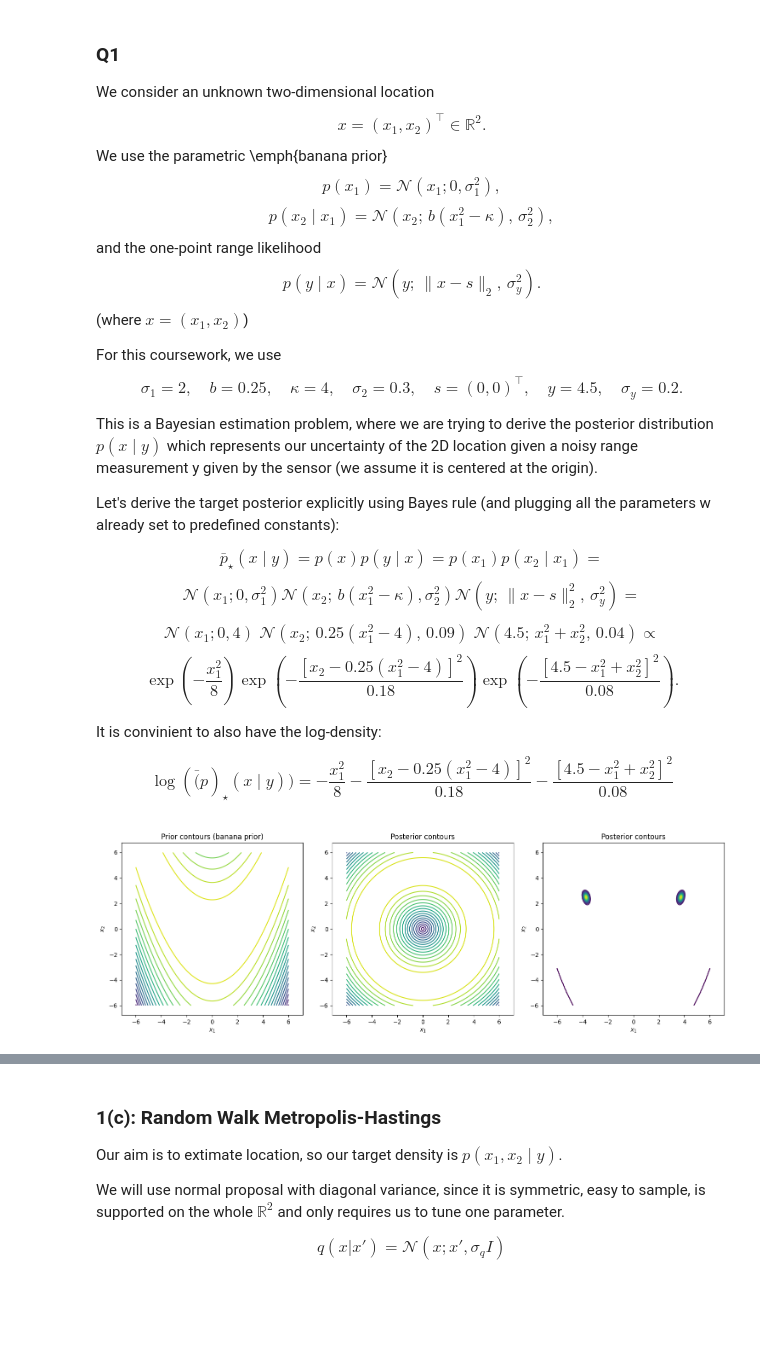
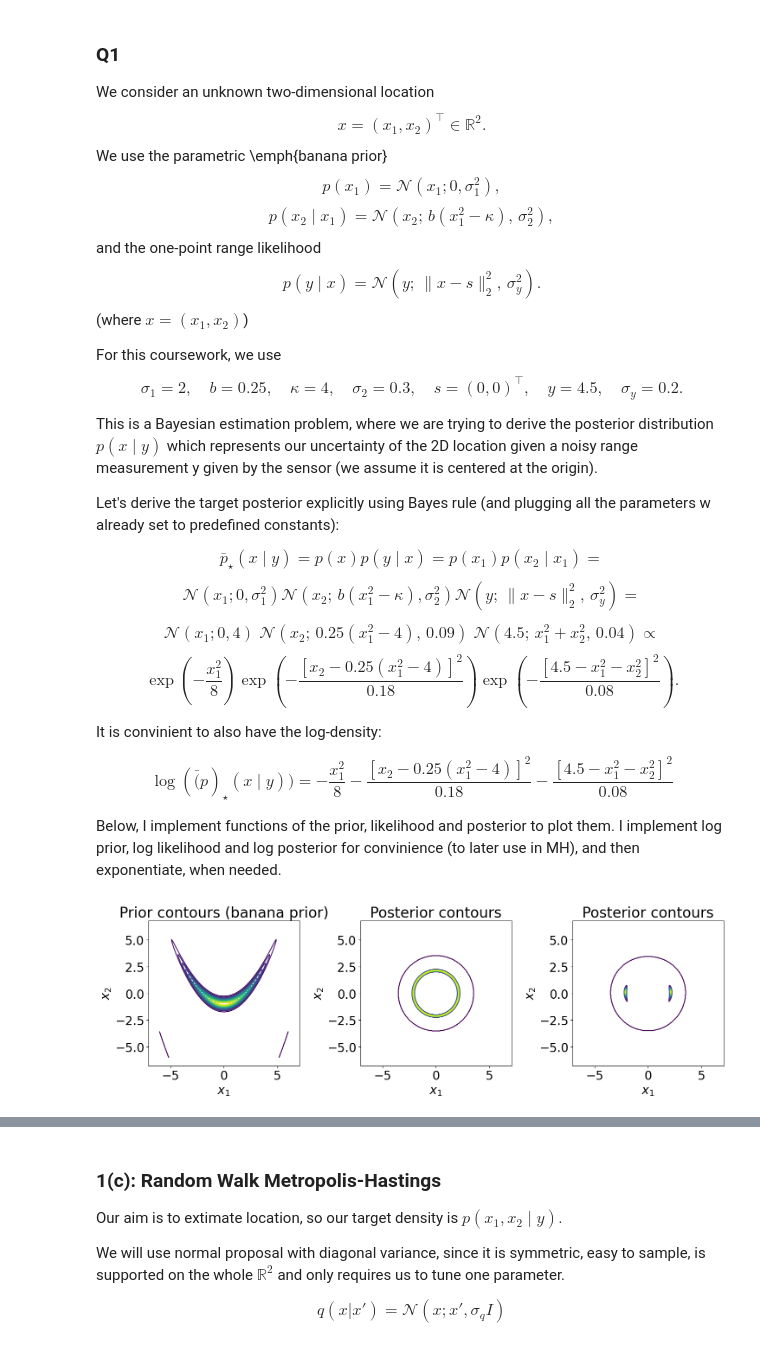
Before and after one commit to alisaklymchuk/stochastic_simulation_math60047, a Jupyter notebook: coursework.ipynb, the cells around one changed output, grey strips where cells are left out. Saved outputs shown, nothing was run; the diff lists cells and outputs as text; code cells hidden in the pictures; blank space fills up the shorter version.

```diff
--- a/coursework.ipynb
+++ b/coursework.ipynb
@@ -25,7 +25,7 @@ p(x_2 \mid x_1) = \mathcal{N}\!\left(x_2;\, b(x_1^2 - \kappa),\, \sigma_2^2\righ
 $$
 and the one-point range likelihood
 $$
-p(y \mid x) = \mathcal{N}\!\left(y;\, \lVert x - s \rVert_2,\, \sigma_y^2\right).
+p(y \mid x) = \mathcal{N}\!\left(y;\, \lVert x - s \rVert_2^2,\, \sigma_y^2\right).
 $$
 (where $x = (x_1, x_2) $)
 
@@ -62,64 +62,70 @@ $$
 -\frac{\left[x_2 - 0.25(x_1^2 - 4)\right]^2}{0.18}
 \right)
 \exp\!\left(
--\frac{\left[4.5 - x_1^2 + x_2^2\right]^2}{0.08}
+-\frac{\left[4.5 - x_1^2 - x_2^2\right]^2}{0.08}
 \right).
 $$
 
 It is convinient to also have the log-density:
 
 $$
-\log(\bar(p)_\star(x \mid y)) =  -\frac{x_1^2}{8}-\frac{\left[x_2 - 0.25(x_1^2 - 4)\right]^2}{0.18}-\frac{\left[4.5 - x_1^2 + x_2^2\right]^2}{0.08}
+\log(\bar(p)_\star(x \mid y)) =  -\frac{x_1^2}{8}-\frac{\left[x_2 - 0.25(x_1^2 - 4)\right]^2}{0.18}-\frac{\left[4.5 - x_1^2 - x_2^2\right]^2}{0.08}
 $$
+
+Below, I implement functions of the prior, likelihood and posterior to plot them. I implement log prior, log likelihood and log posterior for convinience (to later use in MH), and then exponentiate, when needed.
 # %%
 # banana function for testing MCMC
-def log_banana(x1, x2):
-    return -x1**2 / 8 - (x2 - 0.25*(x1**2-4))**2 / 0.18
+def banana(x1, x2):
+    return np.exp(-x1**2 / 8 - (x2 - 0.25*(x1**2-4))**2 / 0.18)
 
-def log_likelihood(x1, x2, y=4.5):
-    return - (y-np.sqrt(x1**2 + x2**2))**2 / 0.08
+def likelihood(x1, x2, y=4.5):
+    return np.exp(- (y-(x1**2 + x2**2))**2 / 0.08)
+
+def posterior(x1, x2, y=4.5):
+    return  banana(x1, x2) * likelihood(x1, x2, y)
 
 def log_posterior(x1, x2, y=4.5):
-    return log_banana(x1, x2) + log_likelihood(x1, x2, y)
+    return -x1**2 / 8 - (x2 - 0.25*(x1**2 - 4))**2 / 0.18 -(y - (x1**2 + x2**2))**2 / 0.08
 # %%
 # grid limits
-x1_min, x1_max = -6, 6
+
+x1_min, x1_max = -6,6
 x2_min, x2_max = -6, 6
 
 n = 300  # grid resolution
 x1 = np.linspace(x1_min, x1_max, n)
 x2 = np.linspace(x2_min, x2_max, n)
 X1, X2 = np.meshgrid(x1, x2)
 
-log_pior = log_banana(X1, X2)
-log_lhd = log_likelihood(X1, X2)
-log_post = np.exp(log_posterior(X1, X2))
+pior = banana(X1, X2)
+lhd = likelihood(X1, X2)
+post = posterior(X1, X2)
 
 # Plot the countors:
 
 plt.figure(figsize=(15, 5))
 plt.subplot(1, 3, 1)
-plt.contour(X1, X2, log_pior, levels=20)
+plt.contour(X1, X2, pior, levels=20)
 plt.title("Prior contours (banana prior)")
 plt.xlabel("$x_1$")
 plt.ylabel("$x_2$")
 plt.axis("equal")
 
 plt.subplot(1, 3, 2)
-plt.contour(X1, X2, log_lhd, levels=20)
+plt.contour(X1, X2, lhd, levels=20)
 plt.title("Posterior contours")
 plt.xlabel("$x_1$")
 plt.ylabel("$x_2$")
 plt.axis("equal")
 
 plt.subplot(1, 3, 3)
-plt.contour(X1, X2, log_post, levels=20)
+plt.contour(X1, X2, post, levels=20)
 plt.title("Posterior contours")
 plt.xlabel("$x_1$")
 plt.ylabel("$x_2$")
 plt.axis("equal")
 
 plt.tight_layout()
 plt.show()
 # %% [output]
-[figure, old version]
+[figure, new version]
```
Also changed, not shown: parts of 10 cells of this notebook.
